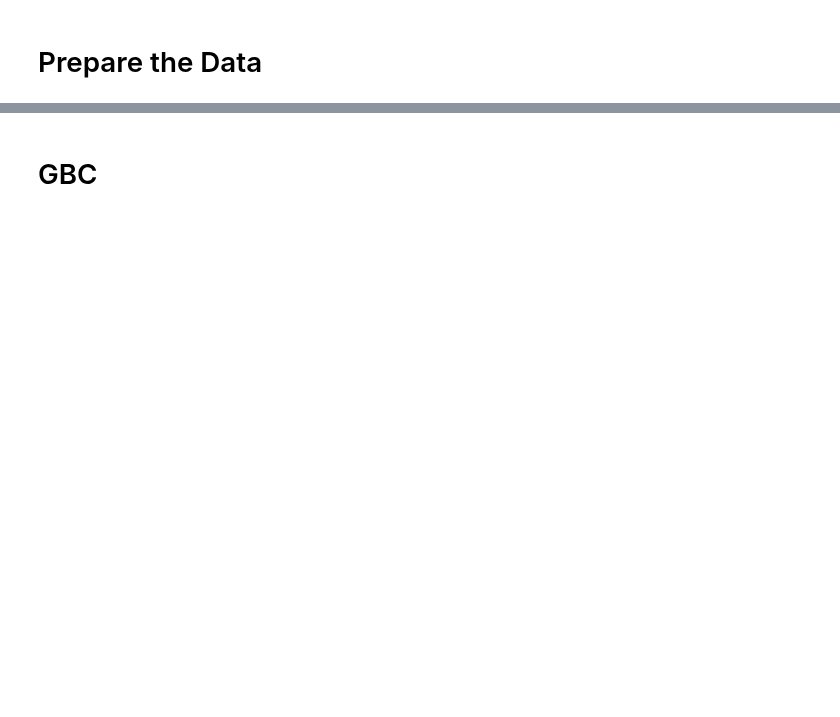
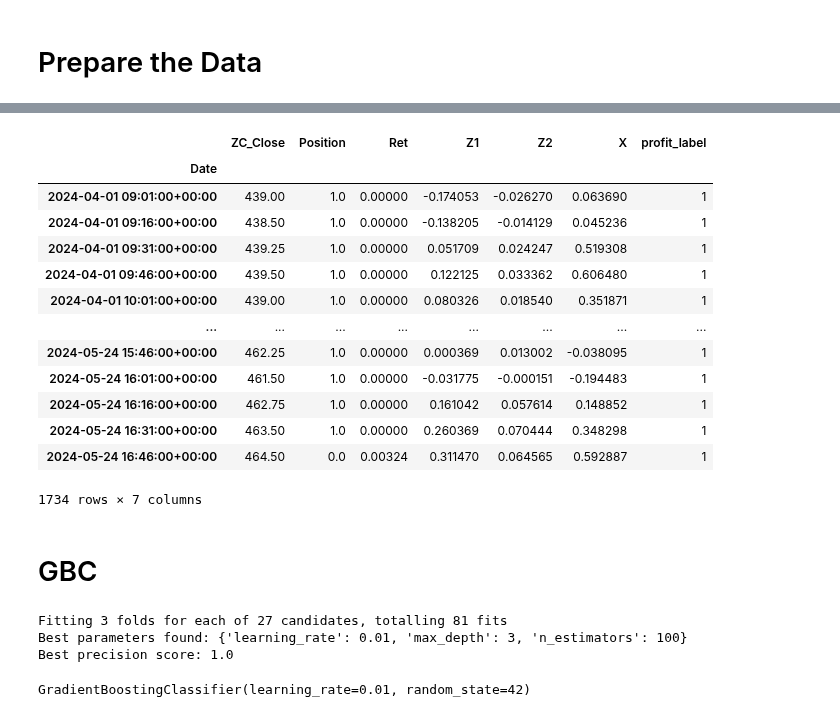
Before and after one commit to adamd1985/intra_day_futures_arb, a Jupyter notebook: gb_algo.ipynb, the cells around one changed output, grey strips where cells are left out. Drawn from its saved outputs; the diff is of its cells as text; code cells hidden in the pictures; blank space fills up the shorter version.

```diff
--- a/gb_algo.ipynb
+++ b/gb_algo.ipynb
@@ -132,2 +161,48 @@ Hurst: 0.4569150032841008
+# %%
+import pandas as pd
+from tqdm import tqdm
+
+META_LABEL = "profit_label"
+
+big_fut_df[META_LABEL] = 0
+position = 0
+start_index = None
+entry_price = 0
+
+for i, row in tqdm(big_fut_df.iterrows(), desc="Posthoc Metalabeling"):
+    if row['Closed'] != 0:
+        # Position closed, work backwards
+        ret = row['Ret']
+        metalabel = 1 if ret > 0 else -1
+        if start_index is not None:
+            big_fut_df.loc[start_index:row.name, META_LABEL] = metalabel
+
+        position = 0
+        start_index = None
+        entry_price = 0
+
+    if row['Position'] != 0 and position == 0:
+        # New position opened
+        position = row['Position']
+        start_index = row.name
+        entry_price = row[f"{TARGET_FUT}_Close"]
+
+metalabel_df = big_fut_df[[f"{TARGET_FUT}_Close", 'Position', "Ret", 'Z1', 'Z2', 'X', META_LABEL]]
+metalabel_df[metalabel_df[META_LABEL] != 0]
+# %% [output]
+|  | ZC_Close | Position | Ret | Z1 | Z2 | X | profit_label |
+| Date |  |  |  |  |  |  |  |
+| 2024-04-01 09:01:00+00:00 | 439.00 | 1.0 | 0.00000 | -0.174053 | -0.026270 | 0.063690 | 1 |
+| 2024-04-01 09:16:00+00:00 | 438.50 | 1.0 | 0.00000 | -0.138205 | -0.014129 | 0.045236 | 1 |
+| 2024-04-01 09:31:00+00:00 | 439.25 | 1.0 | 0.00000 | 0.051709 | 0.024247 | 0.519308 | 1 |
+| 2024-04-01 09:46:00+00:00 | 439.50 | 1.0 | 0.00000 | 0.122125 | 0.033362 | 0.606480 | 1 |
+| 2024-04-01 10:01:00+00:00 | 439.00 | 1.0 | 0.00000 | 0.080326 | 0.018540 | 0.351871 | 1 |
+| ... | ... | ... | ... | ... | ... | ... | ... |
+| 2024-05-24 15:46:00+00:00 | 462.25 | 1.0 | 0.00000 | 0.000369 | 0.013002 | -0.038095 | 1 |
+| 2024-05-24 16:01:00+00:00 | 461.50 | 1.0 | 0.00000 | -0.031775 | -0.000151 | -0.194483 | 1 |
+| 2024-05-24 16:16:00+00:00 | 462.75 | 1.0 | 0.00000 | 0.161042 | 0.057614 | 0.148852 | 1 |
+| 2024-05-24 16:31:00+00:00 | 463.50 | 1.0 | 0.00000 | 0.260369 | 0.070444 | 0.348298 | 1 |
+| 2024-05-24 16:46:00+00:00 | 464.50 | 0.0 | 0.00324 | 0.311470 | 0.064565 | 0.592887 | 1 |
+1734 rows × 7 columns
 # %% [markdown]
 # GBC
@@ -173,0 +209,29 @@ print("Feature importance analysis completed.")
+# %%
+from sklearn.model_selection import train_test_split, GridSearchCV
+from sklearn.ensemble import GradientBoostingClassifier
+
+
+big_fut_df[META_LABEL] = big_fut_df[META_LABEL] > 0  # Set to binary (lose = 0, win = 1)
+X = big_fut_df.drop(columns=[META_LABEL])
+y = big_fut_df[META_LABEL]
+
+X_train, X_test, y_train, y_test = train_test_split(X, y, test_size=0.2, random_state=42)
+model = GradientBoostingClassifier(random_state=42)
+param_grid = {
+    'n_estimators': [50, 100, 200],
+    'learning_rate': [0.01, 0.1, 0.2],
+    'max_depth': [3, 5, 7]
+}
+
+grid_search = GridSearchCV(estimator=model, param_grid=param_grid, cv=3, scoring='precision', verbose=1, n_jobs=-1)
+grid_search.fit(X_train, y_train)
+print(f"Best parameters found: {grid_search.best_params_}")
+print(f"Best precision score: {grid_search.best_score_}")
+
+best_model = grid_search.best_estimator_
+best_model
+# %% [output]
+Fitting 3 folds for each of 27 candidates, totalling 81 fits
+Best parameters found: {'learning_rate': 0.01, 'max_depth': 3, 'n_estimators': 100}
+Best precision score: 1.0
+GradientBoostingClassifier(learning_rate=0.01, random_state=42)
```
Also changed, not shown: parts of 8 cells of this notebook.
